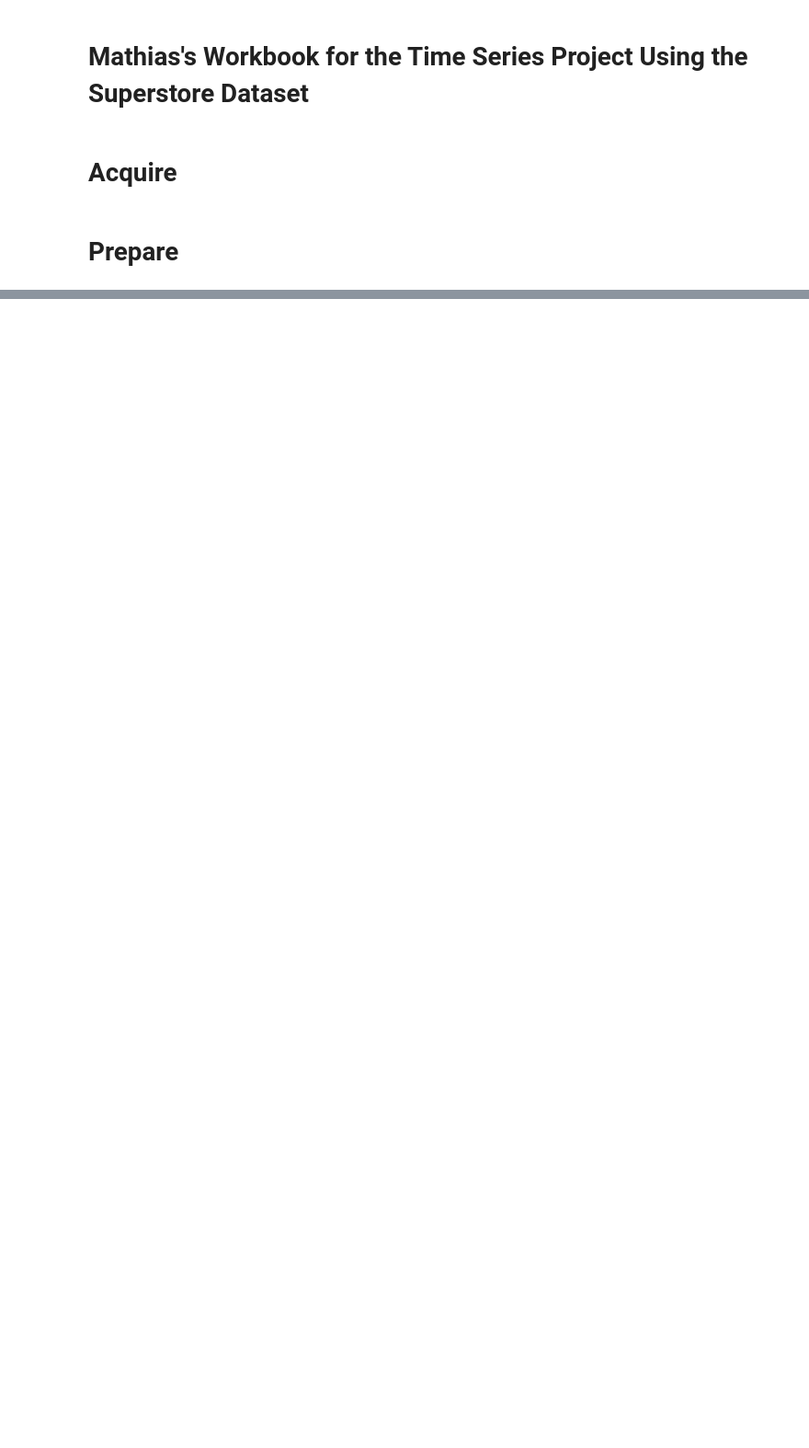
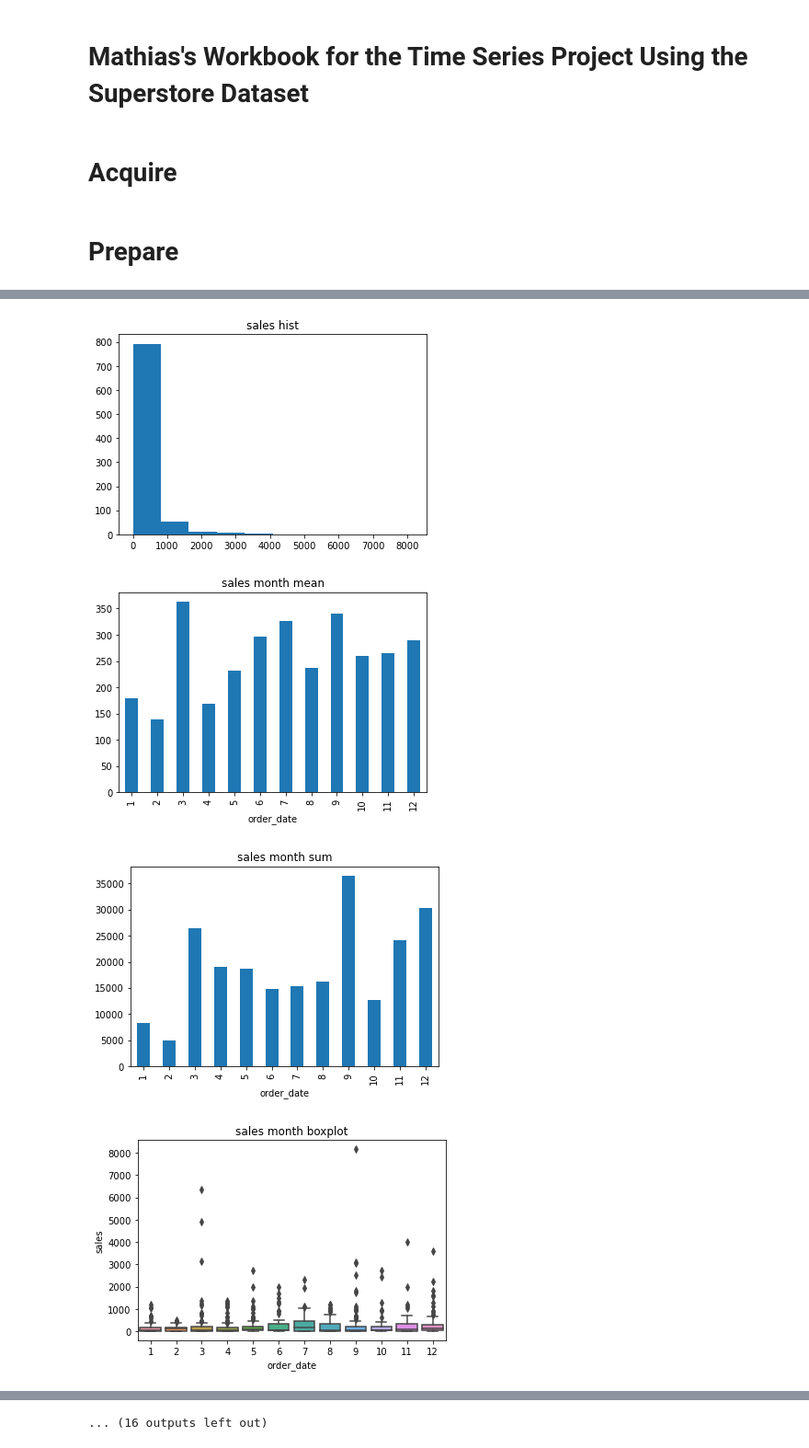
Before and after one commit to long-name-gang/time_series-project, a Jupyter notebook: mathias_work.ipynb, the cells around one changed output, grey strips where cells are left out. Shown at 92% size. Cells and saved outputs as stored; diff of their text form; code cells hidden in the pictures; blank space fills up the shorter version.

```diff
--- a/mathias_work.ipynb
+++ b/mathias_work.ipynb
@@ -139,0 +168,10 @@ ssdb = mw.prep_superstore(mw.get_superstore())
+# %%
+df = ssdb
+train_size = int(len(df) * 0.5)
+validate_size = int(len(df) * 0.3)
+test_size = int(len(df) - train_size - validate_size)
+validate_end_index = train_size + validate_size
+
+train = df[:train_size]
+validate = df[train_size:validate_end_index]
+test = df[validate_end_index:]
@@ -139,0 +201,28 @@ ssdb = mw.prep_superstore(mw.get_superstore())
+# %%
+for col in train.columns[train.dtypes == float]:
+    plt.hist(train[col])
+    plt.title(col +' hist')
+    plt.show()
+    train.groupby(train.index.month)[col].mean().plot.bar()
+    plt.title(col + ' month mean')
+    plt.show()
+    train.groupby(train.index.month)[col].sum().plot.bar()
+    plt.title(col + ' month sum')
+    plt.show()
+    sns.boxplot(data=train, y=col, x=train.index.month)
+    plt.title(col + ' month boxplot')
+    plt.show()
+    train.groupby(train.index.day_name())[col].mean().plot.bar()
+    plt.title(col + ' week day mean')
+    plt.show()
+    train.groupby(train.index.day_name())[col].sum().plot.bar()
+    plt.title(col + ' week day sum')
+    plt.show()
+    sns.boxplot(data=train, y=col, x=train.index.day_name())
+    plt.title(col + ' week day boxplot')
+    plt.show()
+# %% [output]
+[figure, added]
+[figure, added]
+[figure, added]
+[figure, added]
@@ -139,0 +237 @@ ssdb = mw.prep_superstore(mw.get_superstore())
+... (16 outputs left out)
```
Also changed, not shown: parts of 45 cells of this notebook, 1 other file.
